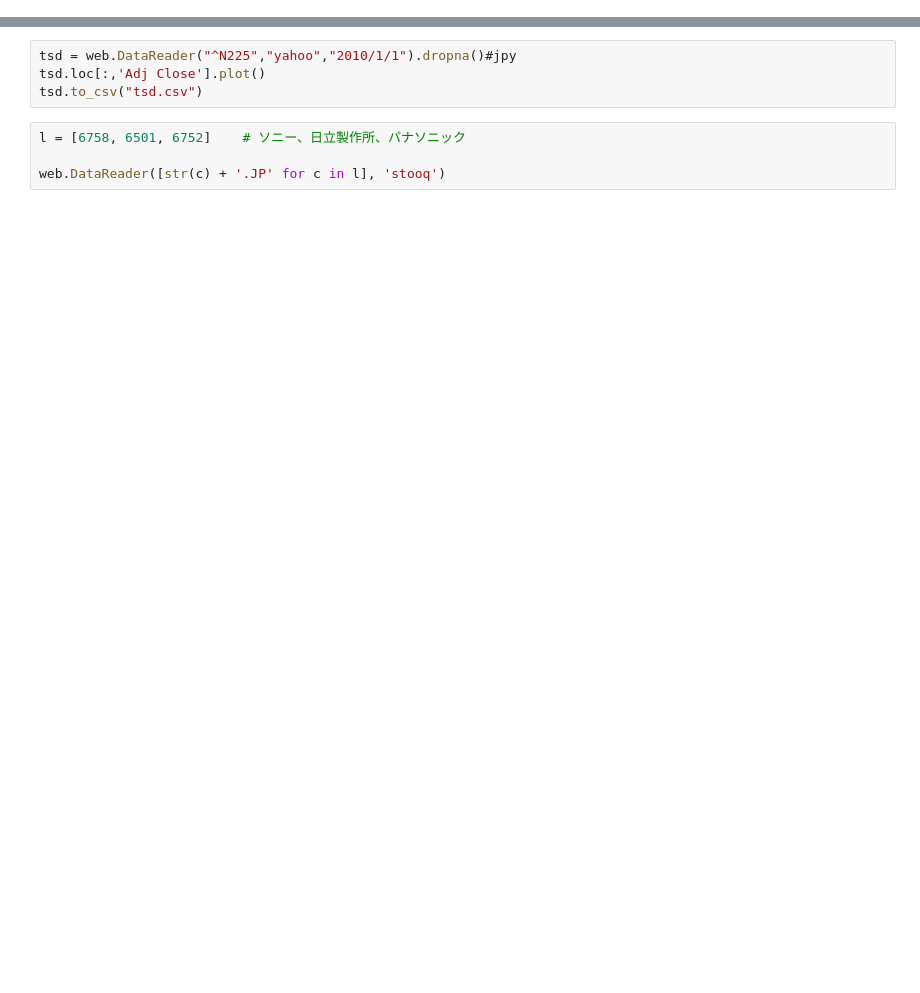
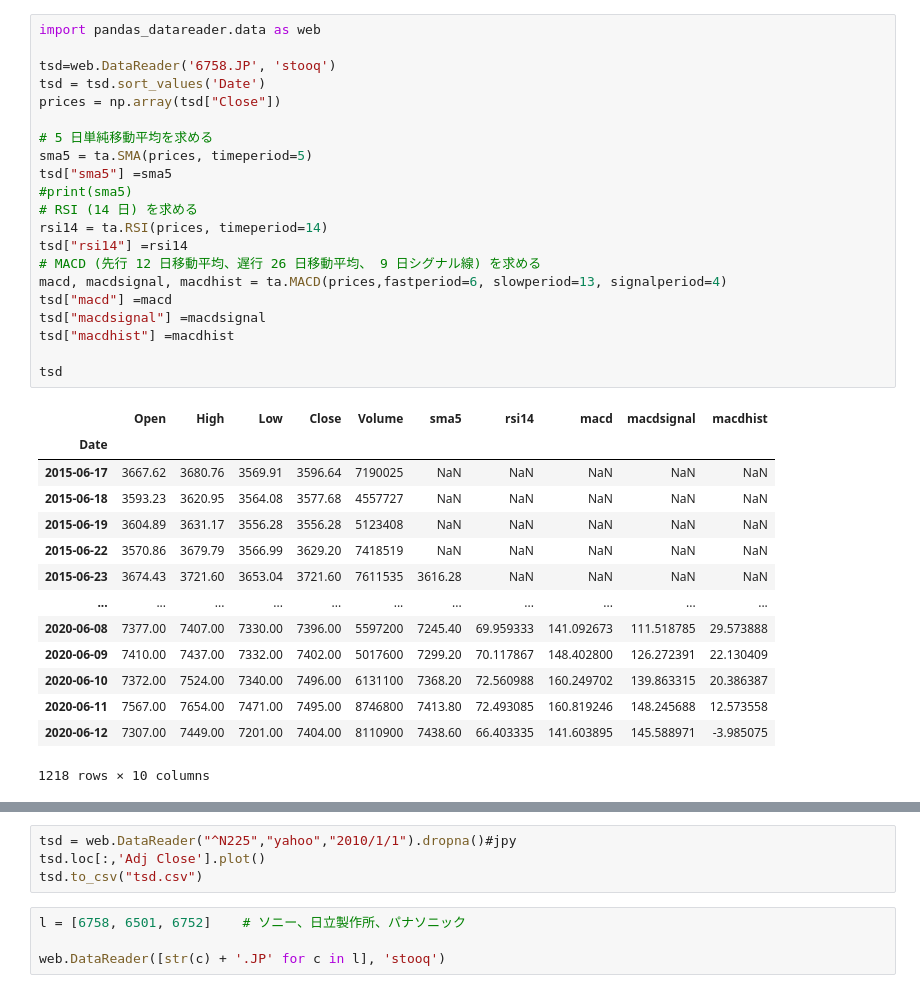
Before and after one commit to gongontarou/python, a Jupyter notebook: Data download/japanese stock.ipynb, the cells around one changed output, grey strips where cells are left out. Cells and saved outputs as stored; diff of their text form; blank space fills up the shorter version.

```diff
--- a/Data download/japanese stock.ipynb
+++ b/Data download/japanese stock.ipynb
@@ -4,0 +13,36 @@ web.DataReader('6758.JP', 'stooq')
+# %%
+import pandas_datareader.data as web
+
+tsd=web.DataReader('6758.JP', 'stooq')
+tsd = tsd.sort_values('Date')
+prices = np.array(tsd["Close"])
+
+# 5 日単純移動平均を求める
+sma5 = ta.SMA(prices, timeperiod=5)
+tsd["sma5"] =sma5
+#print(sma5)
+# RSI (14 日) を求める
+rsi14 = ta.RSI(prices, timeperiod=14)
+tsd["rsi14"] =rsi14
+# MACD (先行 12 日移動平均、遅行 26 日移動平均、 9 日シグナル線) を求める
+macd, macdsignal, macdhist = ta.MACD(prices,fastperiod=6, slowperiod=13, signalperiod=4)
+tsd["macd"] =macd
+tsd["macdsignal"] =macdsignal
+tsd["macdhist"] =macdhist
+
+tsd
+# %% [output]
+|  | Open | High | Low | Close | Volume | sma5 | rsi14 | macd | macdsignal | macdhist |
+| Date |  |  |  |  |  |  |  |  |  |  |
+| 2015-06-17 | 3667.62 | 3680.76 | 3569.91 | 3596.64 | 7190025 | NaN | NaN | NaN | NaN | NaN |
+| 2015-06-18 | 3593.23 | 3620.95 | 3564.08 | 3577.68 | 4557727 | NaN | NaN | NaN | NaN | NaN |
+| 2015-06-19 | 3604.89 | 3631.17 | 3556.28 | 3556.28 | 5123408 | NaN | NaN | NaN | NaN | NaN |
+| 2015-06-22 | 3570.86 | 3679.79 | 3566.99 | 3629.20 | 7418519 | NaN | NaN | NaN | NaN | NaN |
+| 2015-06-23 | 3674.43 | 3721.60 | 3653.04 | 3721.60 | 7611535 | 3616.28 | NaN | NaN | NaN | NaN |
+| ... | ... | ... | ... | ... | ... | ... | ... | ... | ... | ... |
+| 2020-06-08 | 7377.00 | 7407.00 | 7330.00 | 7396.00 | 5597200 | 7245.40 | 69.959333 | 141.092673 | 111.518785 | 29.573888 |
+| 2020-06-09 | 7410.00 | 7437.00 | 7332.00 | 7402.00 | 5017600 | 7299.20 | 70.117867 | 148.402800 | 126.272391 | 22.130409 |
+| 2020-06-10 | 7372.00 | 7524.00 | 7340.00 | 7496.00 | 6131100 | 7368.20 | 72.560988 | 160.249702 | 139.863315 | 20.386387 |
+| 2020-06-11 | 7567.00 | 7654.00 | 7471.00 | 7495.00 | 8746800 | 7413.80 | 72.493085 | 160.819246 | 148.245688 | 12.573558 |
+| 2020-06-12 | 7307.00 | 7449.00 | 7201.00 | 7404.00 | 8110900 | 7438.60 | 66.403335 | 141.603895 | 145.588971 | -3.985075 |
+1218 rows × 10 columns
```
Also changed, not shown: parts of 11 cells of this notebook, 3 other files.
